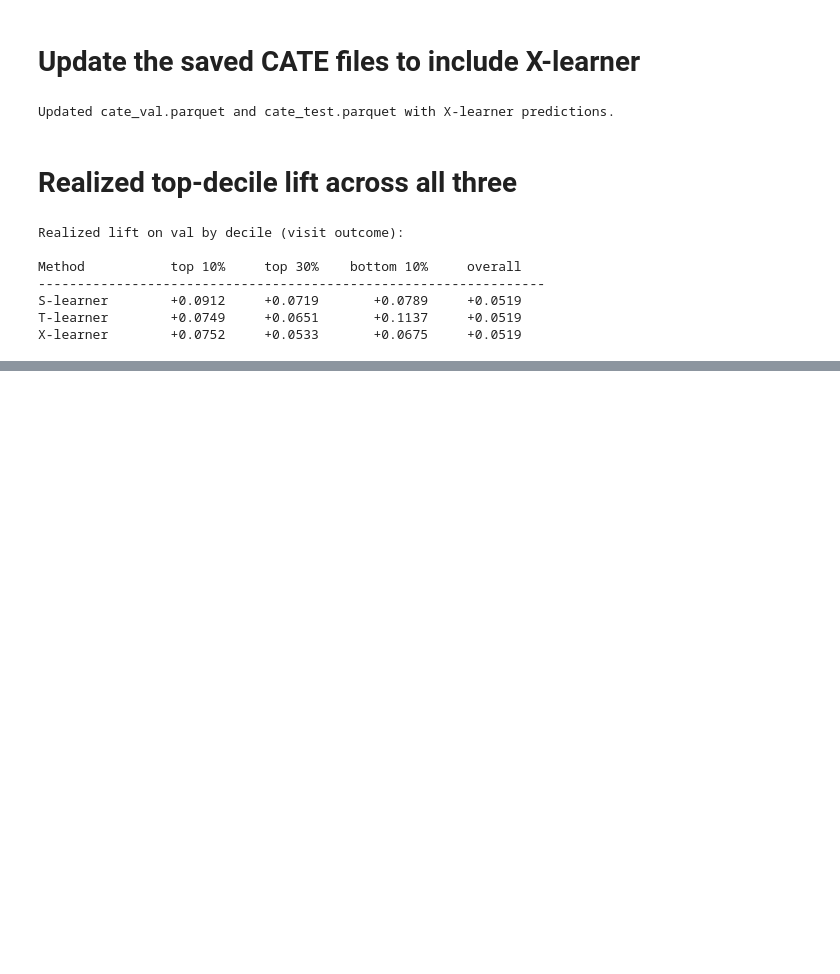
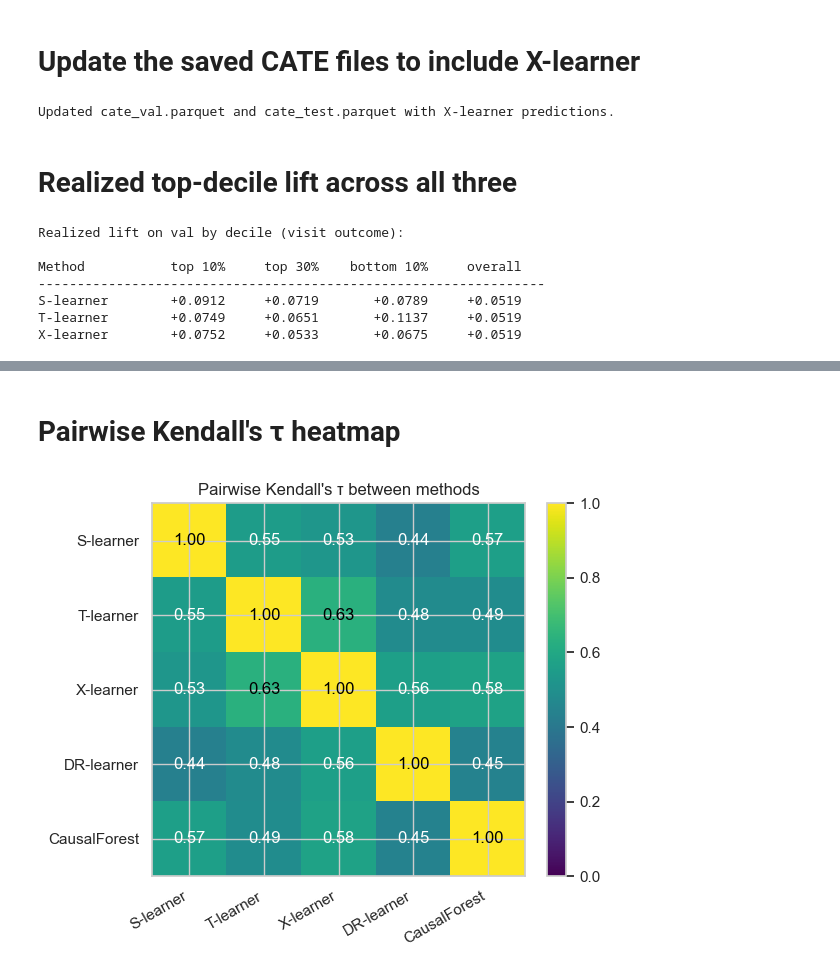
Before and after one commit to rahuldas98rd-png/uplift-promotions, a Jupyter notebook: notebooks/02_baselines.ipynb, the cells around one changed output, grey strips where cells are left out. Saved outputs shown, nothing was run; the diff lists cells and outputs as text; code cells hidden in the pictures; blank space fills up the shorter version.

```diff
--- a/notebooks/02_baselines.ipynb
+++ b/notebooks/02_baselines.ipynb
@@ -558,0 +648,35 @@ X-learner        +0.0752     +0.0533       +0.0675     +0.0519
+# %% [markdown]
+# Pairwise Kendall's τ heatmap
+# %%
+from scipy.stats import kendalltau
+
+names = list(methods.keys())
+n_methods = len(names)
+tau_matrix = np.zeros((n_methods, n_methods))
+for i, n_a in enumerate(names):
+    for j, n_b in enumerate(names):
+        tau_matrix[i, j], _ = kendalltau(methods[n_a], methods[n_b])
+
+fig, ax = plt.subplots(figsize=(6.5, 5))
+im = ax.imshow(tau_matrix, vmin=0, vmax=1, cmap="viridis")
+for i in range(n_methods):
+    for j in range(n_methods):
+        ax.text(
+            j,
+            i,
+            f"{tau_matrix[i, j]:.2f}",
+            ha="center",
+            va="center",
+            color="white" if tau_matrix[i, j] < 0.6 else "black",
+        )
+ax.set_xticks(range(n_methods))
+ax.set_yticks(range(n_methods))
+ax.set_xticklabels(names, rotation=30, ha="right")
+ax.set_yticklabels(names)
+ax.set_title("Pairwise Kendall's τ between methods")
+fig.colorbar(im, ax=ax, fraction=0.046, pad=0.04)
+fig.tight_layout()
+fig.savefig(FIG_DIR / "10_method_agreement_heatmap.png")
+plt.show()
+# %% [output]
+[figure, added]
```
Also changed, not shown: parts of 13 cells of this notebook, 6 other files.
